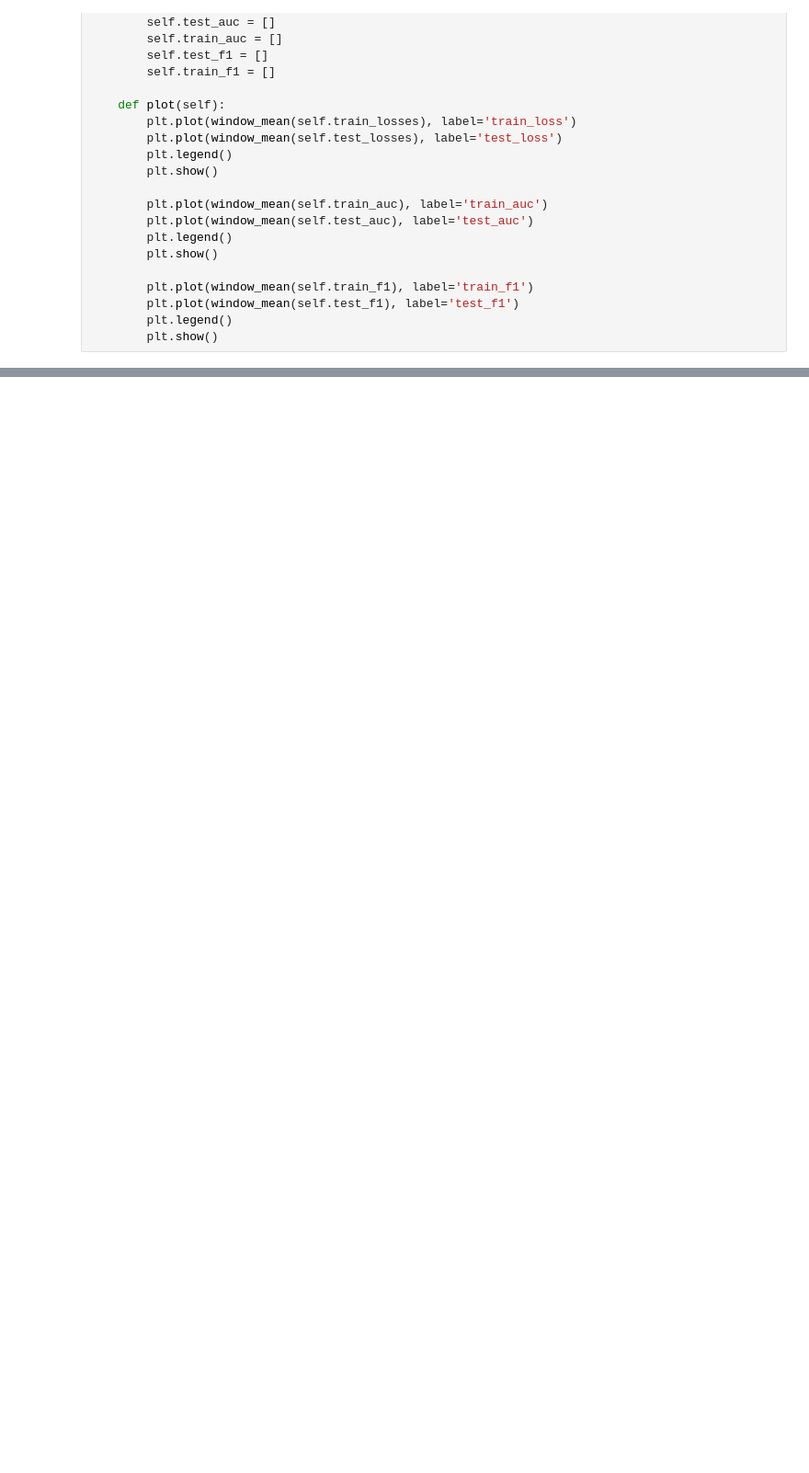
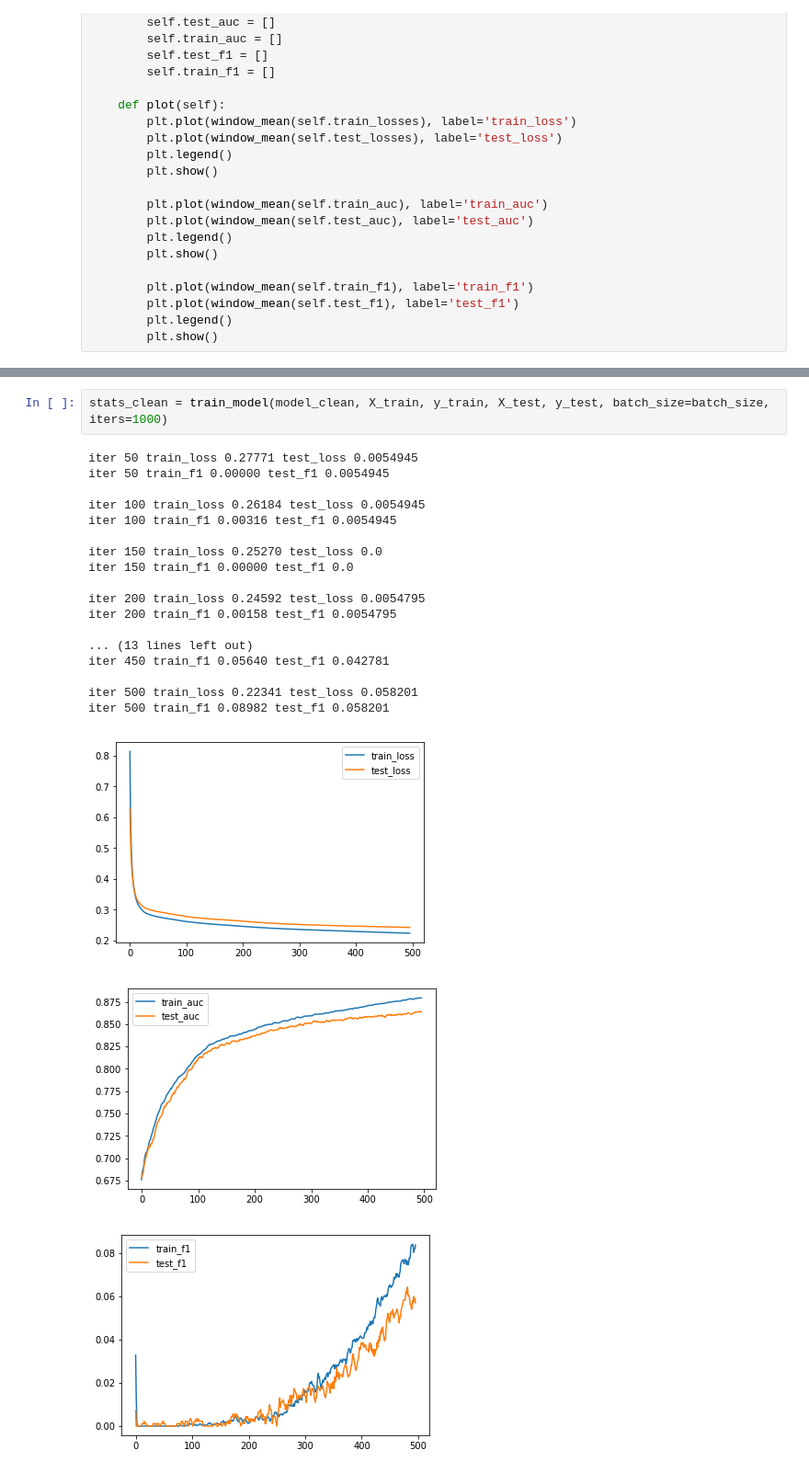
Before and after one commit to maxkvant/speech-ml-hw, a Jupyter notebook: 2/homework/main.ipynb, the cells around one changed output, grey strips where cells are left out. Shown at 92% size. Drawn from its saved outputs; the diff is of its cells as text; blank space fills up the shorter version.

```diff
--- a/2/homework/main.ipynb
+++ b/2/homework/main.ipynb
@@ -373 +402,24 @@ iter 1150 train_loss 0.19826 test_loss 0.23156
+# %%
+stats_сlean = train_model(model_clean, X_train, y_train, X_test, y_test, batch_size=batch_size, iters=1000)
+# %% [output]
+iter 50 train_loss 0.27771 test_loss 0.0054945
+iter 50 train_f1 0.00000 test_f1 0.0054945
+
+iter 100 train_loss 0.26184 test_loss 0.0054945
+iter 100 train_f1 0.00316 test_f1 0.0054945
+
+iter 150 train_loss 0.25270 test_loss 0.0
+iter 150 train_f1 0.00000 test_f1 0.0
+
+iter 200 train_loss 0.24592 test_loss 0.0054795
+iter 200 train_f1 0.00158 test_f1 0.0054795
+
+... (13 lines left out)
+iter 450 train_f1 0.05640 test_f1 0.042781
+
+iter 500 train_loss 0.22341 test_loss 0.058201
+iter 500 train_f1 0.08982 test_f1 0.058201
+[figure, added]
+[figure, added]
+[figure, added]
 # %%
```
Also changed, not shown: parts of 20 cells of this notebook, 1 other file.
